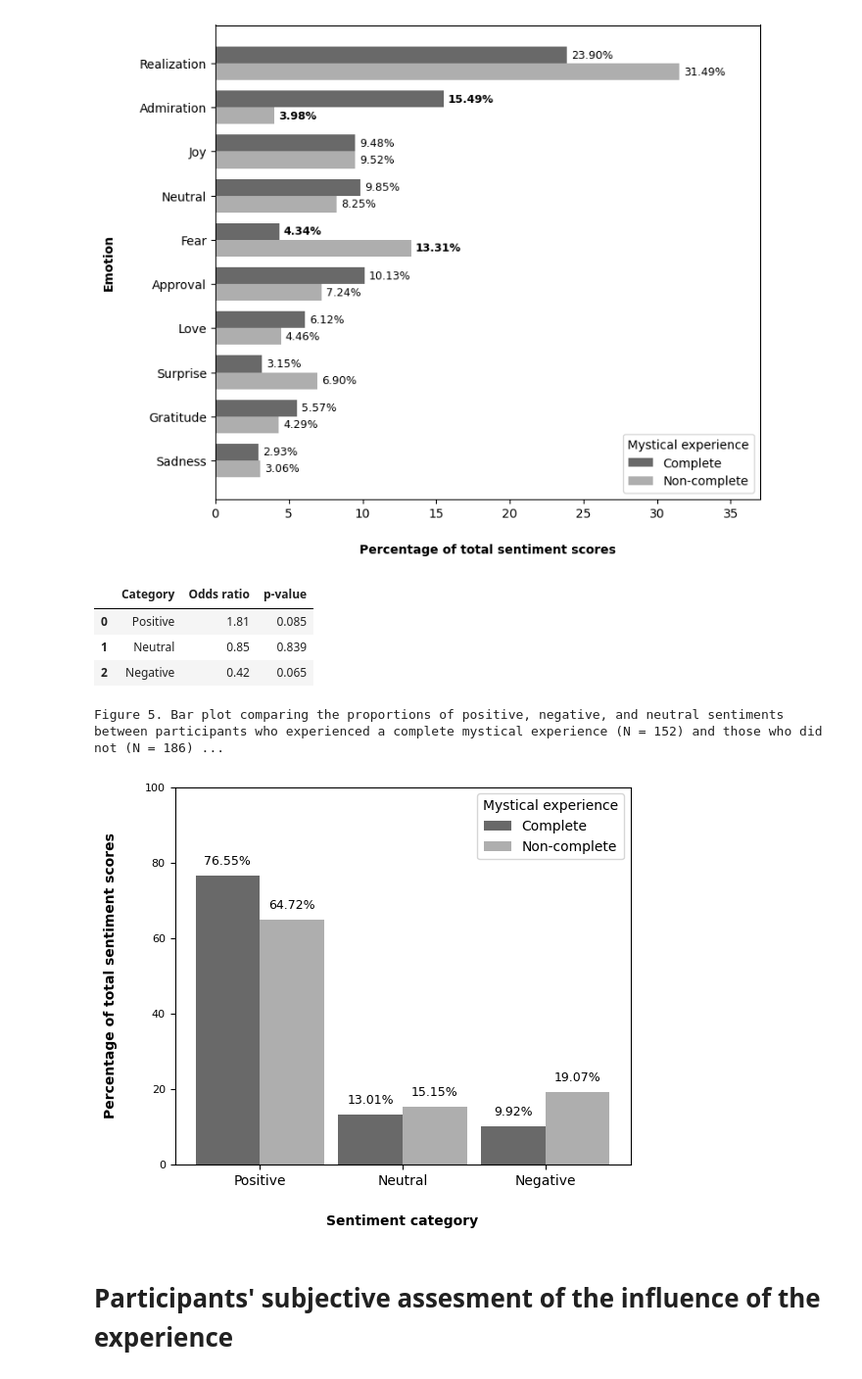
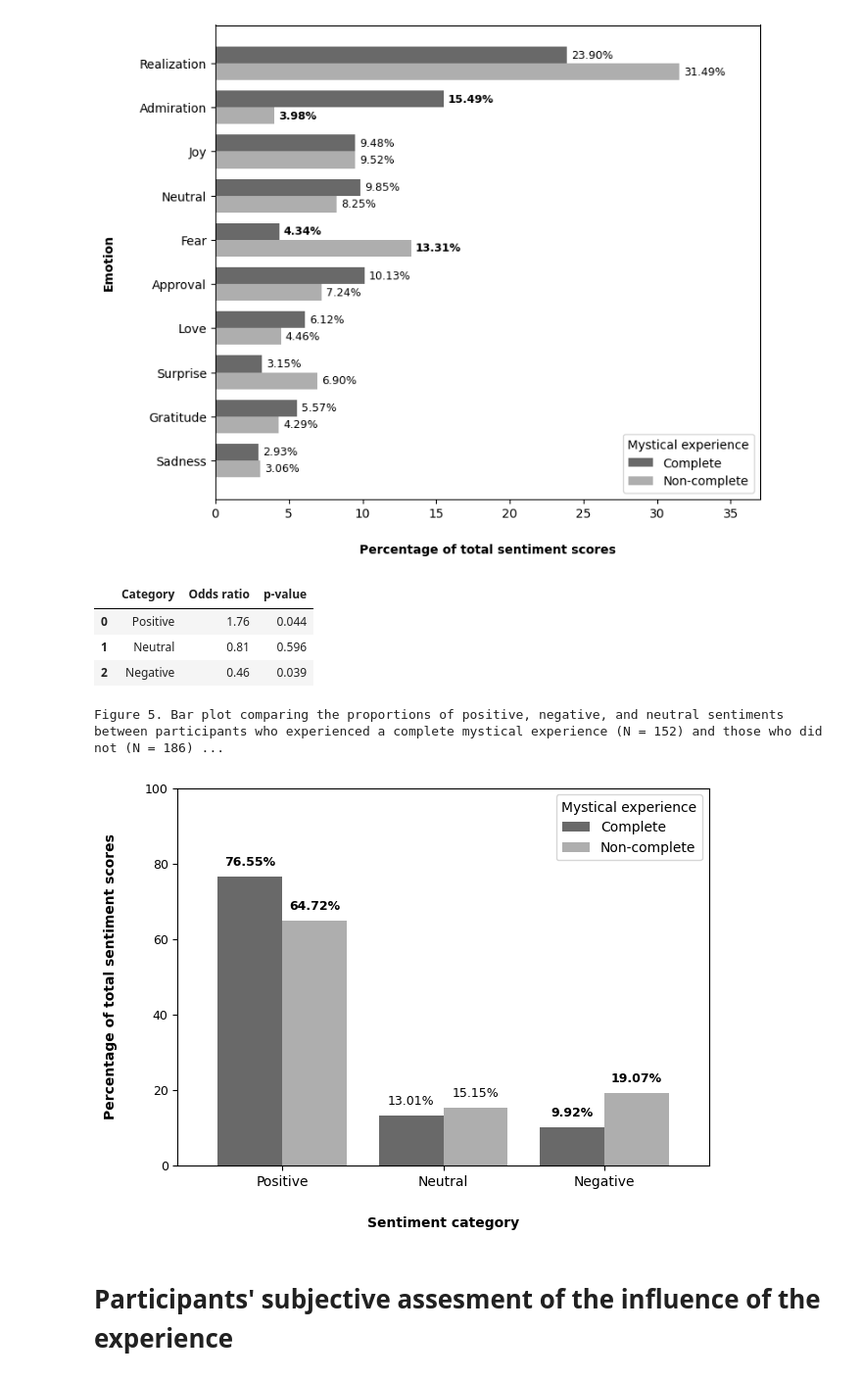
Before and after one commit to michal-owsiak/swps-university-research-part-II, a Jupyter notebook: linguistic_analysis.ipynb, the cells around one changed output. Shown at 98% size. Drawn from its saved outputs; the diff is of its cells as text; code cells hidden in the pictures.

Commit message:
sentiment plot code rearanged

```diff
--- a/linguistic_analysis.ipynb
+++ b/linguistic_analysis.ipynb
@@ -713,27 +711,27 @@ percentage_tuples_complete = [(emotion, round(score, 3)) for emotion, score in p
 # %%
 positive_score_complete = sum(
-    score for emotion, score in percentage_data_complete
+    score for emotion, score in emotion_data_complete
     if emotion in positive_emotions
 )
 neutral_score_complete = sum(
-    score for emotion, score in percentage_data_complete
+    score for emotion, score in emotion_data_complete
     if emotion in neutral_emotions
 )
 negative_score_complete = sum(
-    score for emotion, score in percentage_data_complete
+    score for emotion, score in emotion_data_complete
     if emotion in negative_emotions
 )
 
 positive_score_non_complete = sum(
-    score for emotion, score in percentage_data_non_complete
+    score for emotion, score in emotion_data_non_complete
     if emotion in positive_emotions
 )
 neutral_score_non_complete = sum(
-    score for emotion, score in percentage_data_non_complete
+    score for emotion, score in emotion_data_non_complete
     if emotion in neutral_emotions
 )
 negative_score_non_complete = sum(
-    score for emotion, score in percentage_data_non_complete
+    score for emotion, score in emotion_data_non_complete
     if emotion in negative_emotions
 )
 # %%
@@ -745,6 +743,7 @@ scores_complete_dict = dict(zip(categories, scores_complete))
 scores_non_complete_dict = dict(zip(categories, scores_non_complete))
 # %%
 fisher_results = []
+p_values = {}
 
 for category in categories:
     observed = [
@@ -753,12 +752,13 @@ for category in categories:
             scores_non_complete_dict[category]
         ],
         [
-            100 - scores_complete_dict[category],
-            100 - scores_non_complete_dict[category]
+            total_score_complete - scores_complete_dict[category],
+            total_score_non_complete - scores_non_complete_dict[category]
         ]
     ]
 
     oddsratio, p_value = fisher_exact(observed)
+    p_values[category] = p_value
 
     fisher_results.append({
         "Category": category,
@@ -771,52 +771,60 @@ fisher_results_df = pd.DataFrame(fisher_results)
 fisher_results_df
 # %% [output]
 |  | Category | Odds ratio | p-value |
-| 0 | Positive | 1.81 | 0.085 |
-| 1 | Neutral | 0.85 | 0.839 |
-| 2 | Negative | 0.42 | 0.065 |
+| 0 | Positive | 1.76 | 0.044 |
+| 1 | Neutral | 0.81 | 0.596 |
+| 2 | Negative | 0.46 | 0.039 |
 # %%
-plt.figure(figsize=(6, 5))
+fisher_results_df["p-value"] = pd.to_numeric(fisher_results_df["p-value"])
+significant_categories = fisher_results_df[fisher_results_df["p-value"] < 0.05]["Category"].tolist()
 
-bar_width = 0.45
-index = np.arange(len(categories))
-bars_complete = plt.bar(index - bar_width / 2, scores_complete, bar_width, label="Complete", color="#696969")
-bars_non_complete = plt.bar(index + bar_width / 2, scores_non_complete, bar_width, label="Non-complete", color="#AEAEAE")
+percentages_complete = [score / total_score_complete * 100 for score in scores_complete]
+percentages_non_complete = [score / total_score_non_complete * 100 for score in scores_non_complete]
 
-def add_labels(bars):
-    for bar in bars:
-        height = bar.get_height()
-        plt.text(
+df_percentages = pd.DataFrame({
+    "Complete": percentages_complete,
+    "Non-complete": percentages_non_complete,
+})
+
+fig, ax = plt.subplots(figsize=(7, 5))
+bars = df_percentages.plot(kind="bar", ax=ax, width=0.8, color=["#696969", "#AEAEAE"])
+
+for container in bars.containers:
+    for bar in container:
+        category = categories[container.index(bar)]
+        label = f"{bar.get_height():.2f}%"
+        label_style = {"fontweight": "bold"} if category in significant_categories else {"fontweight": "normal"}
+        ax.text(
             bar.get_x() + bar.get_width() / 2,
-            height + 3,
-            f"{height:.2f}%",
+            bar.get_height() + 3,
+            label,
             ha="center",
-            fontsize=9,
+            fontweight=label_style["fontweight"],
+            fontsize=9
         )
-
-add_labels(bars_complete)
-add_labels(bars_non_complete)
 
 plt.xlabel("Sentiment category", fontweight="bold", fontsize=10, labelpad=20)
 plt.ylabel("Percentage of total sentiment scores", fontweight="bold", fontsize=10, labelpad=20)
-plt.xticks(index, categories, fontsize=10)
-plt.yticks(fontsize=8)
 plt.legend(title="Mystical experience")
+plt.yticks(fontsize=9)
 plt.ylim(0, 100)
+plt.xticks(fontsize=10)
+ax.set_xticklabels(categories, rotation=0)
 
 figure5_html = """
 <p style="font-size: 14px">
     <strong>Figure 5.</strong> Bar plot comparing the proportions of positive, negative, and neutral sentiments
     between participants who experienced a complete mystical experience (<i>N</i> = 152) and those who did not (<i>N</i> = 186).
     Fisher's exact test was used to assess statistical significance, and no differences between the groups were found to be significant,
     although statistical trends were observed for positive and negative sentiment with <i>p</i>-values of 0.085 and 0.065, respectively.
 </p>
 """
 display(HTML(figure5_html))
 
 plt.show()
 # %% [output]
 Figure 5. Bar plot comparing the proportions of positive, negative, and neutral sentiments between participants who experienced a complete mystical experience (N = 152) and those who did not (N = 186) ...
-[figure, old version]
+[figure, new version]
 # %% [markdown]
 # **Participants' subjective assesment of the influence of the experience**
 # %%
```
Also changed, not shown: parts of 2 cells of this notebook.
